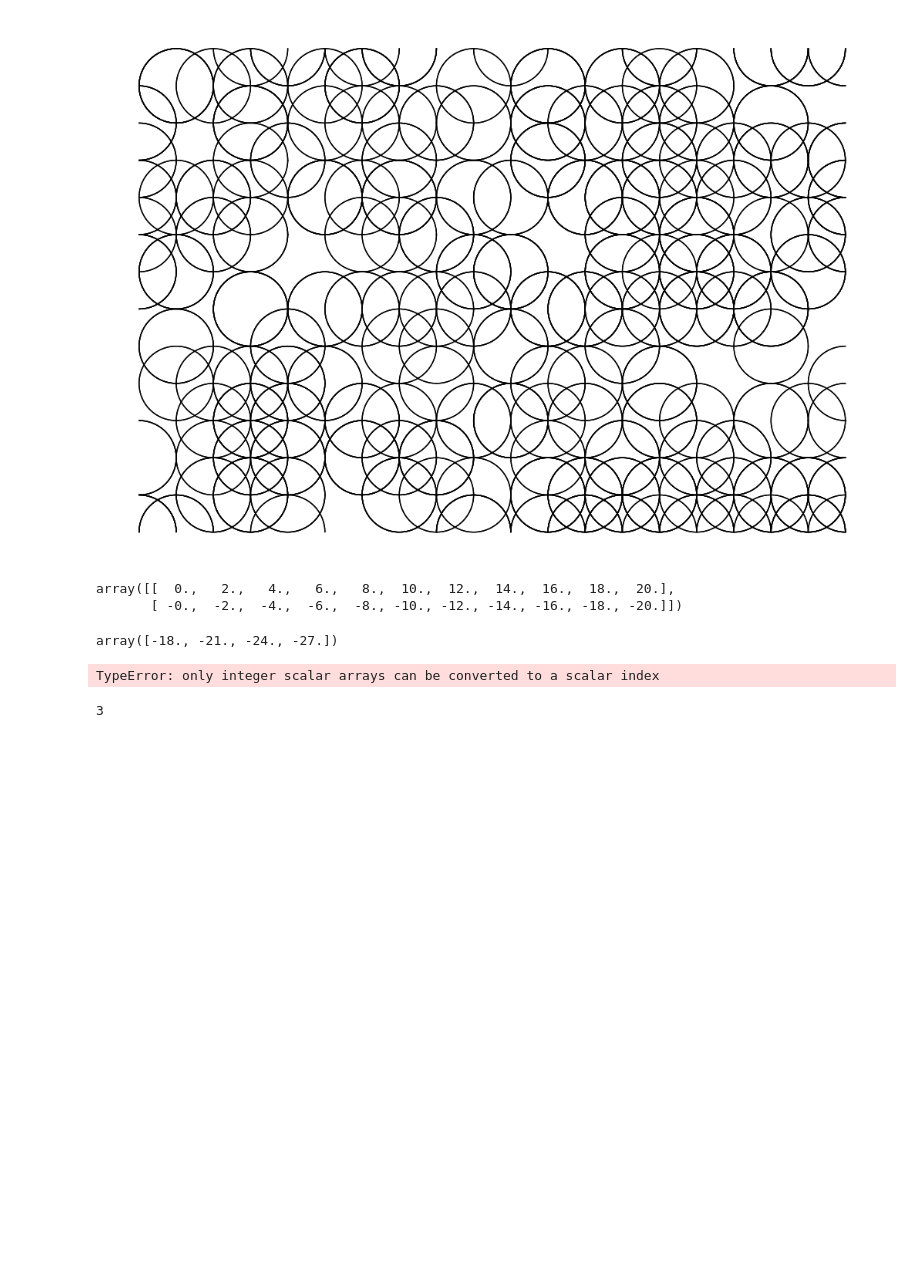
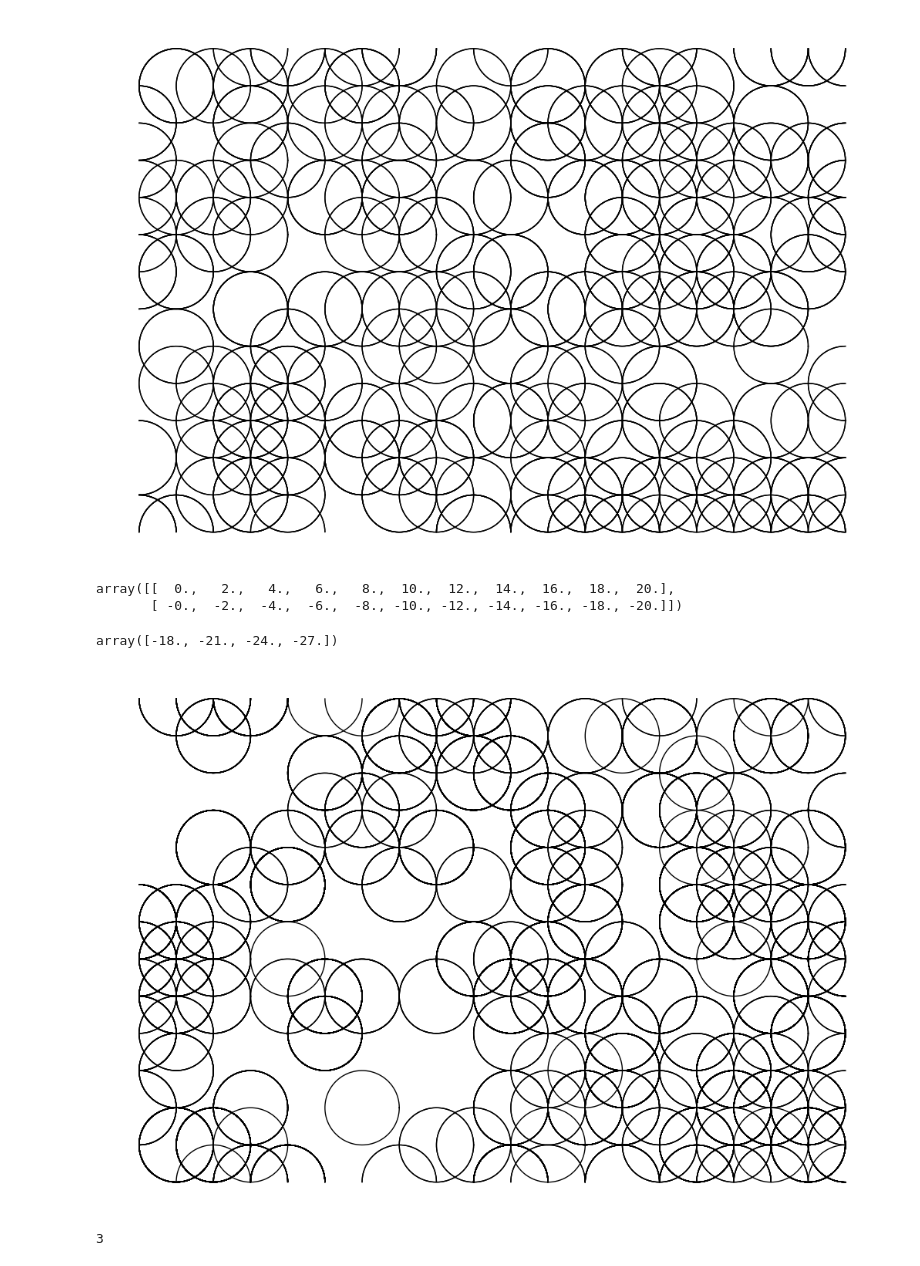
Before and after one commit to viktor-kertanov/hmmg, a Jupyter notebook: notebooks/circle_lines/circle_lines.ipynb, the cells around one changed output. Drawn from its saved outputs; the diff is of its cells as text; code cells hidden in the pictures; blank space fills up the shorter version.

```diff
--- a/notebooks/circle_lines/circle_lines.ipynb
+++ b/notebooks/circle_lines/circle_lines.ipynb
@@ -112,36 +112,36 @@ for row in range(num_rows):
         random_factor = np.random.rand()
         if random_factor < 0.5:
             continue
-        for _ in range(np.random.choice(int(fibonacci, 1))):
+        for _ in range(int(np.random.choice(fibonacci, 1))):
             if row == 0 or col == 0 or row == num_rows - 1 or col == num_cols - 1:
                 cur_x = x+col
                 cur_y = y+row
                 coords = np.column_stack((cur_x, cur_y))
 
                 x_mask = (coords[:, 0] > 0) & (coords[:, 0] < num_cols-1)
                 y_mask = (coords[:, 1] > 0) & (coords[:, 1] < num_rows-1)
                 filtered = coords[x_mask & y_mask]
                 if col == 0:
                     sorted_indices = np.argsort(filtered[:, 1])
                     filtered_sorted = filtered[sorted_indices]
                     plt.plot(filtered_sorted[:, 0], filtered_sorted[:, 1], 'k-', linewidth=1)
                 else:
                     plt.plot(filtered[:, 0], filtered[:, 1], 'k-', linewidth=1)
 
             else:
                 plt.plot(x+col, y+row, 'k-', linewidth=1)
 
 plt.gca().set_aspect('equal')
 # plt.axis([-1, 20, -1, 12])
 plt.axis('off')
 plt.gcf().set_size_inches(13, 13)
 
 filename = datetime.now().strftime('%y%m%d_%H_%M_%S_circles.svg')
 plt.savefig(filename)
 
 plt.show()
 # %% [output]
-TypeError: only integer scalar arrays can be converted to a scalar index
+[figure, added]
 # %%
 int(np.random.choice(fibonacci, 1))
 # %% [output]
```
Also changed, not shown: 5 other files.
